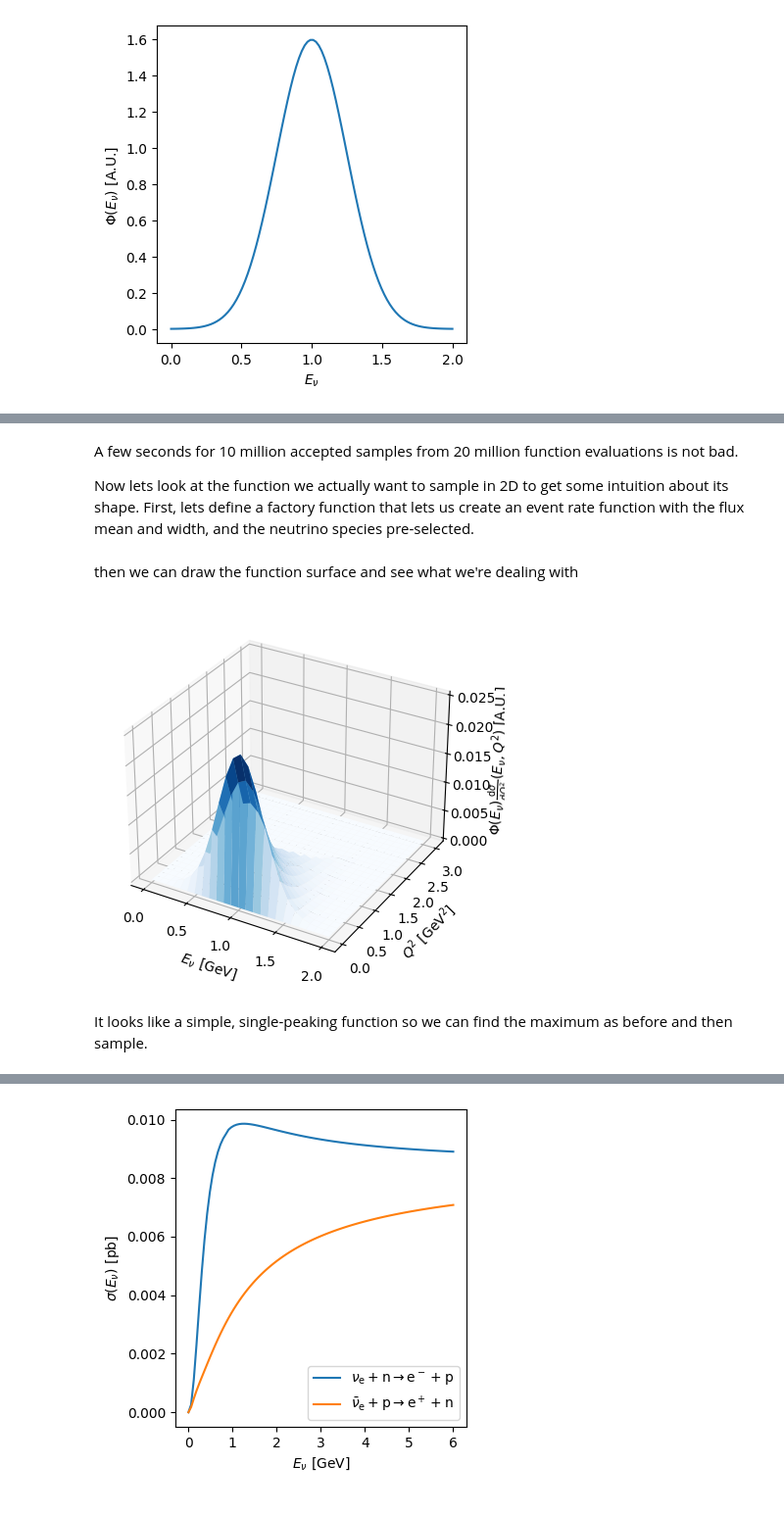
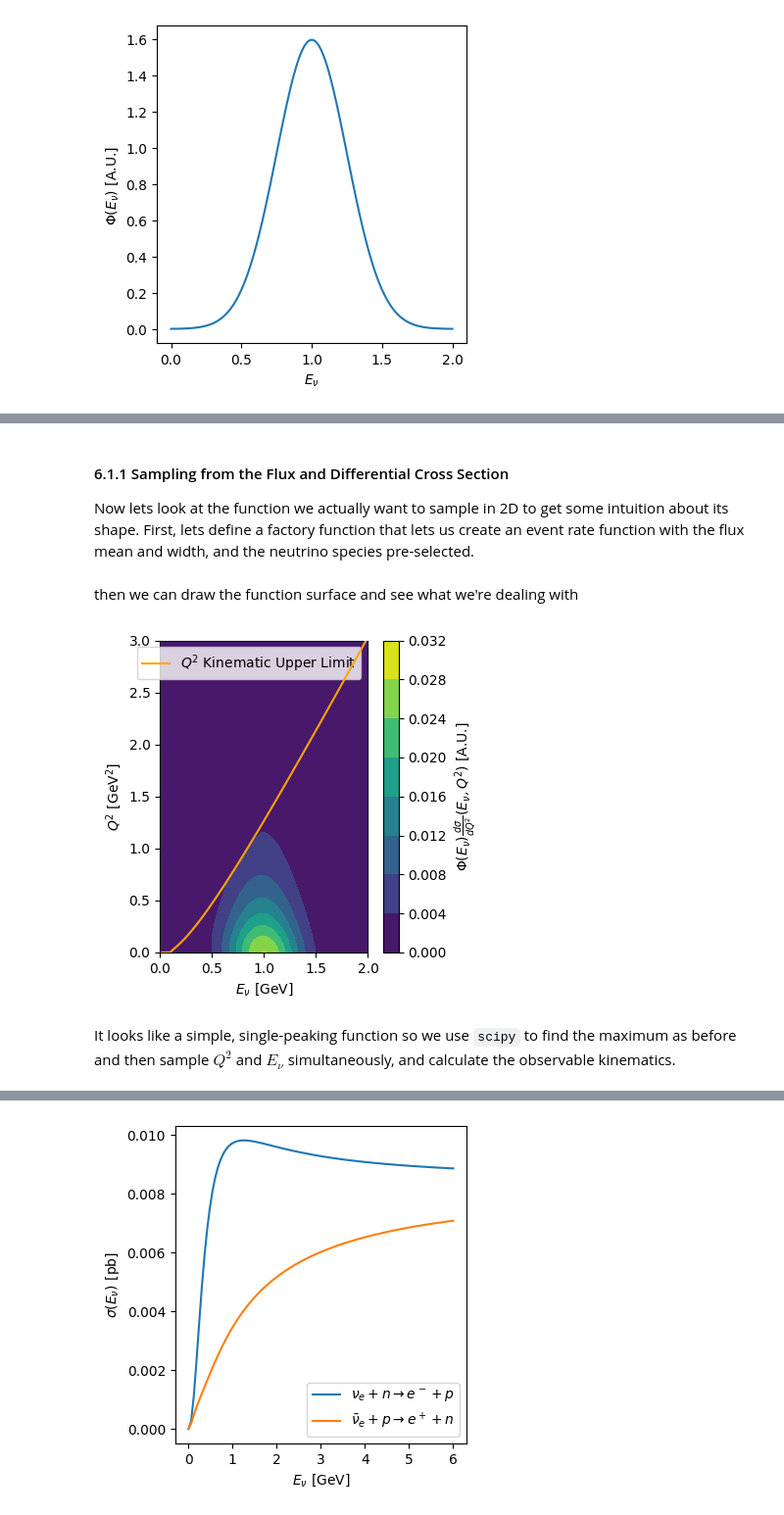
Before and after one commit to luketpickering/JupyNuGen, a Jupyter notebook: JupyNuGen.ipynb, the cells around one changed output, grey strips where cells are left out. Shown at 98% size. Saved outputs shown, nothing was run; the diff lists cells and outputs as text; code cells hidden in the pictures.

```diff
--- a/JupyNuGen.ipynb
+++ b/JupyNuGen.ipynb
@@ -646,6 +792,7 @@ def plotkins(enu, Q2max):
     ax1.set_ylabel("momentum [GeV/c]")
     ax1.set_xlabel(r"$Q^2$ [GeV$^2$]")
     ax1.legend()
+    ax1.text(0.33*Q2max, 0.1, r"$E_\nu = $" + "%.2f" % enu, size="large")
 
     ax2.plot(kb.Q2[kb.energetically_allowed], kb.lepct[kb.energetically_allowed],label="muon")
     ax2.plot(kb.Q2[kb.energetically_allowed], kb.nucct[kb.energetically_allowed],label="proton")
@@ -656,6 +803,6 @@ def plotkins(enu, Q2max):
     fig.show()
 
 enu = 1
-Q2 = 1
-plotkins(enu, Q2)
+Q2Max = 0.5
+plotkins(enu, Q2Max)
 # %% [output]
@@ -665,4 +809,0 @@ Can $Q^2$ be larger than $E_\nu$?
-# %%
-enu = 1
-Q2 = 1.5
-plotkins(enu,Q2)
@@ -1164,9 +1582,10 @@ For the first approach, we can extend our rejsample1D function to sample both $E
 
 We will start with a simple toy gaussian neutrino energy spectrum as below:
 # %%
-from scipy.stats import norm
+def frozen_gaussian(mu, sigma):
+  return lambda x: gaussian(x, mu, sigma)
 
-enu_dist = norm(1,0.25).pdf
+enu_dist = frozen_gaussian(mu=1, sigma=0.25)
 enus = np.linspace(0,2,100)
 
 plt.plot(enus,enu_dist(enus))
@@ -1240,35 +1743,43 @@ Wall time: 2.96 s
 # %% [markdown]
-A few seconds for 10 million accepted samples from 20 million function evaluations is not bad.
+#### 6.1.1 Sampling from the Flux and Differential Cross Section
 
 Now lets look at the function we actually want to sample in 2D to get some intuition about its shape. First, lets define a factory function that lets us create an event rate function with the flux mean and width, and the neutrino species pre-selected.
 # %%
 def MakeEventRateGausFlux(flux_mean, flux_width, nupid):
-    enu_dist = norm(flux_mean, flux_width).pdf
-    def EventRateGausFlux(enu, Q2):
-        return LSQEDSigmaDQ2Physical_pb(enu, Q2, nupid) * enu_dist(enu)
-    return EventRateGausFlux
+    enu_dist = frozen_gaussian(flux_mean, flux_width)
+    return lambda enu, Q2: LSQEDSigmaDQ2Allowed_pb(enu, Q2, nupid) * enu_dist(enu)
 # %% [markdown]
 then we can draw the function surface and see what we're dealing with
 # %%
 from matplotlib import cm
 
+numpoints = 50
+
 nupid = 14
-enus = np.linspace(0,2,25)
-Q2s = np.linspace(*AllowedQ2Range(2, nupid), 25)
+enus = np.linspace(0,2,numpoints)
+Q2s = np.linspace(*AllowedQ2Range(2, nupid), numpoints)
+
 enus, Q2s = np.meshgrid(enus, Q2s)
 
-evrate = MakeEventRateGausFlux(1, 0.25, 14)
+evrate = MakeEventRateGausFlux(flux_mean=1, flux_width=0.25, nupid=14)
 
-phidsdQ2 = evrate(enus, Q2s)
+# some of our functions don't play nice with the 2D numpy inputs that meshgrid
+#  produces, flatten them out to 1d arrays and then reshape the result back to
+#  2d for plotting with contourf.
+phidsdQ2 = evrate(enus.reshape(numpoints**2), Q2s.reshape(numpoints**2))\
+            .reshape((numpoints,numpoints))
 
-fig, ax = plt.subplots(subplot_kw={"projection": "3d"})
-ax.plot_surface(enus, Q2s, phidsdQ2, cmap=cm.Blues)
-ax.set_xlabel(r"$E_\nu$ [GeV]")
-ax.set_ylabel(r"$Q^2$ [GeV$^2$]")
-ax.set_zlabel(r"$\Phi(E_\nu)\frac{\text{d}\sigma}{\text{d}Q^2}(E_\nu,Q^2)$ [A.U.]")
-
+plt.contourf(enus, Q2s, phidsdQ2, zorder=1)
+plt.plot(np.linspace(0,2,100), AllowedQ2Range(np.linspace(0,2,100), nupid)[1],
+         zorder=10, c="orange", label=r"$Q^2$ Kinematic Upper Limit")
+plt.axis('scaled')
+plt.xlabel(r"$E_\nu$ [GeV]")
+plt.ylabel(r"$Q^2$ [GeV$^2$]")
+plt.colorbar(label=r"$\Phi(E_\nu)\frac{d\sigma}{dQ^2}(E_\nu,Q^2)$ [A.U.]")
+plt.ylim([0,3])
+plt.legend()
 plt.show()
 # %% [output]
-[figure, old version]
+[figure, new version]
 # %% [markdown]
-It looks like a simple, single-peaking function so we can find the maximum as before and then sample.
+It looks like a simple, single-peaking function so we use `scipy` to find the maximum as before and then sample $Q^2$ and $E_\nu$ simultaneously, and calculate the observable kinematics.
```
Also changed, not shown: parts of 212 cells of this notebook.
